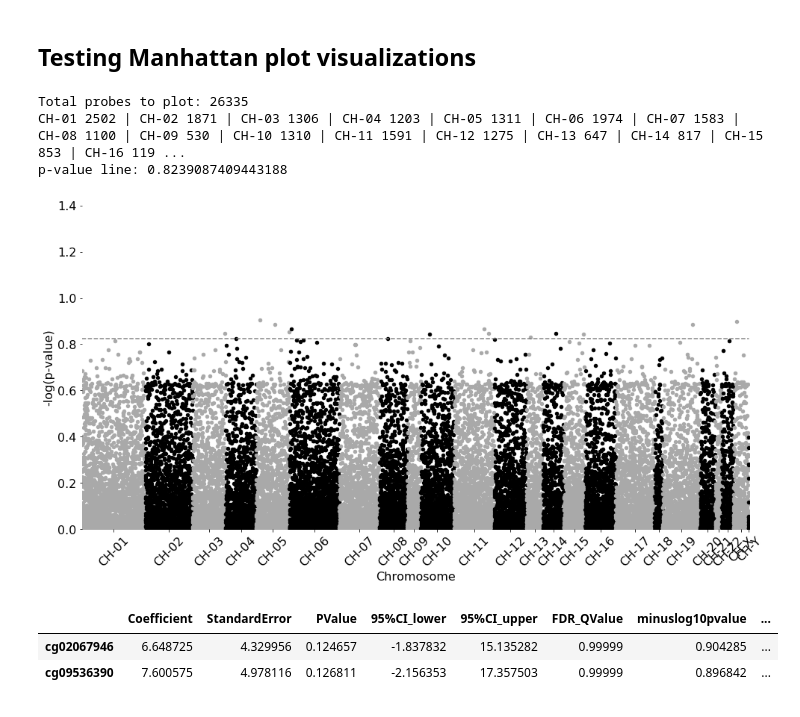
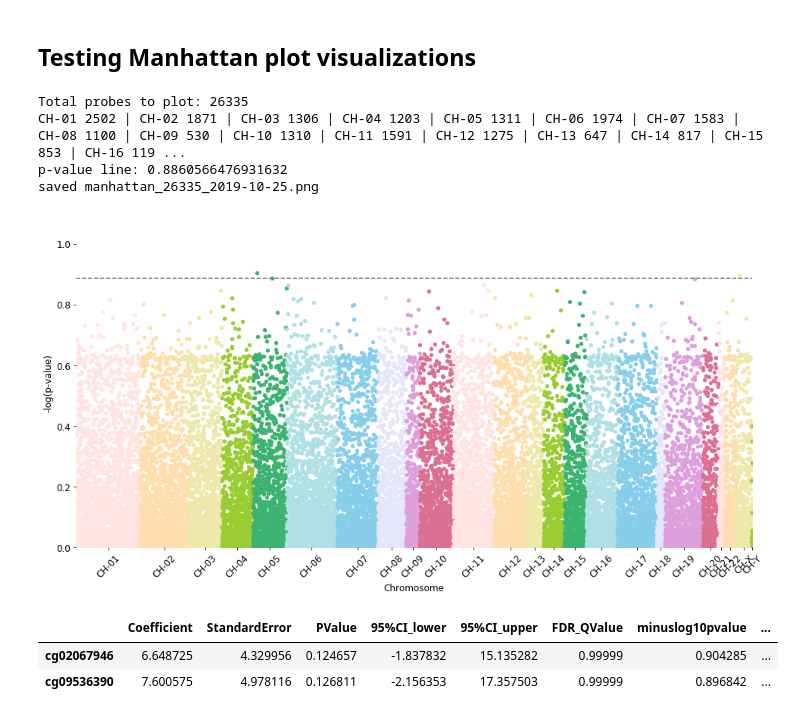
Before and after one commit to FoxoTech/methylize, a Jupyter notebook: methylize/demo_dmp.ipynb, the cells around one changed output. Saved outputs shown, nothing was run; the diff lists cells and outputs as text; code cells hidden in the pictures.

Commit message:
export data

```diff
--- a/methylize/demo_dmp.ipynb
+++ b/methylize/demo_dmp.ipynb
@@ -43,5 +43,6 @@ test_M_values_T
 ##Run a logistic regression on the methylation data, first 30000 probes only here
 test_results = diff_meth_pos(test_M_values_T.sample(30000, axis=1), #.iloc[:,64000:67000],
                                   test_pheno_data,
-                                  regression_method="logistic")
+                                  regression_method="logistic",
+                            export=True)
 # %% [output]
@@ -67,12 +69,13 @@ cg02845204
 # %% [markdown]
 ## Testing Manhattan plot visualizations
 # %%
-manhattan_plot(test_results, cutoff=0.15, palette='Gray3')
+manhattan_plot(test_results, cutoff=0.13, palette='default', save=True)
 # %% [output]
 Total probes to plot: 26335
 CH-01 2502 | CH-02 1871 | CH-03 1306 | CH-04 1203 | CH-05 1311 | CH-06 1974 | CH-07 1583 | CH-08 1100 | CH-09 530 | CH-10 1310 | CH-11 1591 | CH-12 1275 | CH-13 647 | CH-14 817 | CH-15 853 | CH-16 119 ...
-p-value line: 0.8239087409443188
+p-value line: 0.8860566476931632
+saved manhattan_26335_2019-10-25.png
-[figure, old version]
+[figure, new version]
 # %%
 """ pvalues: diff bw the two phenotype labels (A vs B difference sig)
 most p-values in the demo data are not near or below 0.05.
```
Also changed, not shown: parts of 2 cells of this notebook, 1 other file.
